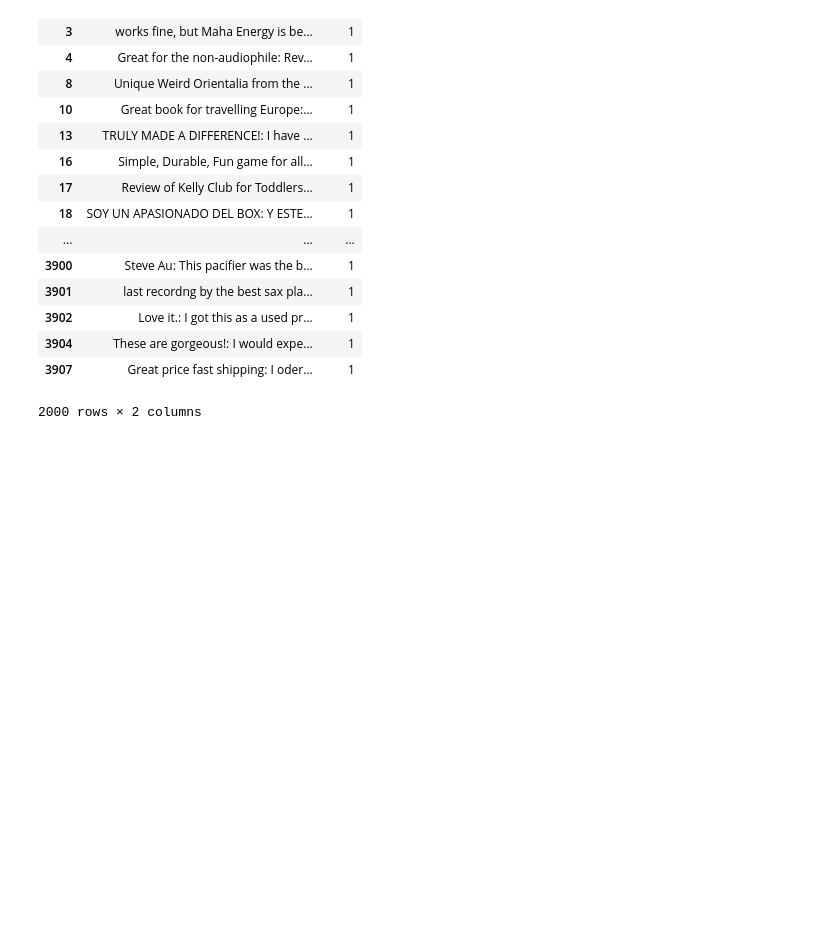
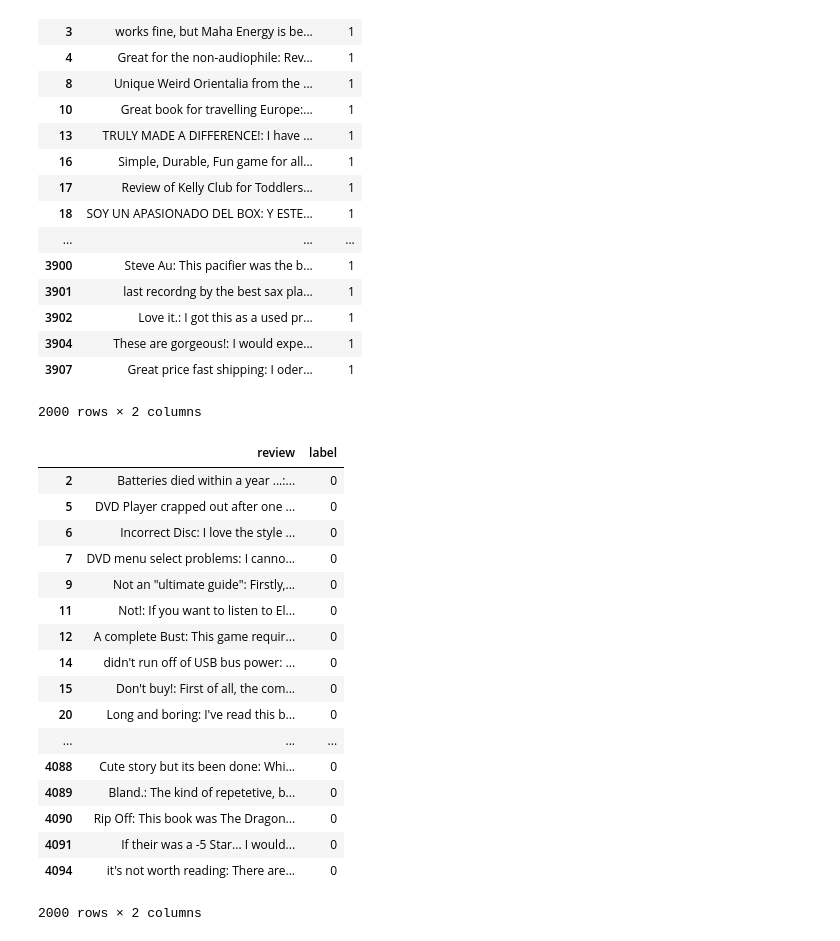
Before and after one commit to okalisha/sentiment, a Jupyter notebook: modelling/prepare_dataset.ipynb, the cells around one changed output. Saved outputs shown, nothing was run; the diff lists cells and outputs as text; code cells hidden in the pictures; blank space fills up the shorter version.

```diff
--- a/modelling/prepare_dataset.ipynb
+++ b/modelling/prepare_dataset.ipynb
@@ -63,6 +63,27 @@ positive
 | 3904 | These are gorgeous!: I would expe... | 1 |
 | 3907 | Great price fast shipping: I oder... | 1 |
 2000 rows × 2 columns
+# %%
+negative
+# %% [output]
+|  | review | label |
+| 2 | Batteries died within a year ...:... | 0 |
+| 5 | DVD Player crapped out after one ... | 0 |
+| 6 | Incorrect Disc: I love the style ... | 0 |
+| 7 | DVD menu select problems: I canno... | 0 |
+| 9 | Not an "ultimate guide": Firstly,... | 0 |
+| 11 | Not!: If you want to listen to El... | 0 |
+| 12 | A complete Bust: This game requir... | 0 |
+| 14 | didn't run off of USB bus power: ... | 0 |
+| 15 | Don't buy!: First of all, the com... | 0 |
+| 20 | Long and boring: I've read this b... | 0 |
+| ... | ... | ... |
+| 4088 | Cute story but its been done: Whi... | 0 |
+| 4089 | Bland.: The kind of repetetive, b... | 0 |
+| 4090 | Rip Off: This book was The Dragon... | 0 |
+| 4091 | If their was a -5 Star... I would... | 0 |
+| 4094 | it's not worth reading: There are... | 0 |
+2000 rows × 2 columns
 # %%
 final
 # %% [output]
```
Also changed, not shown: parts of 1 cell of this notebook, 2 other files.
